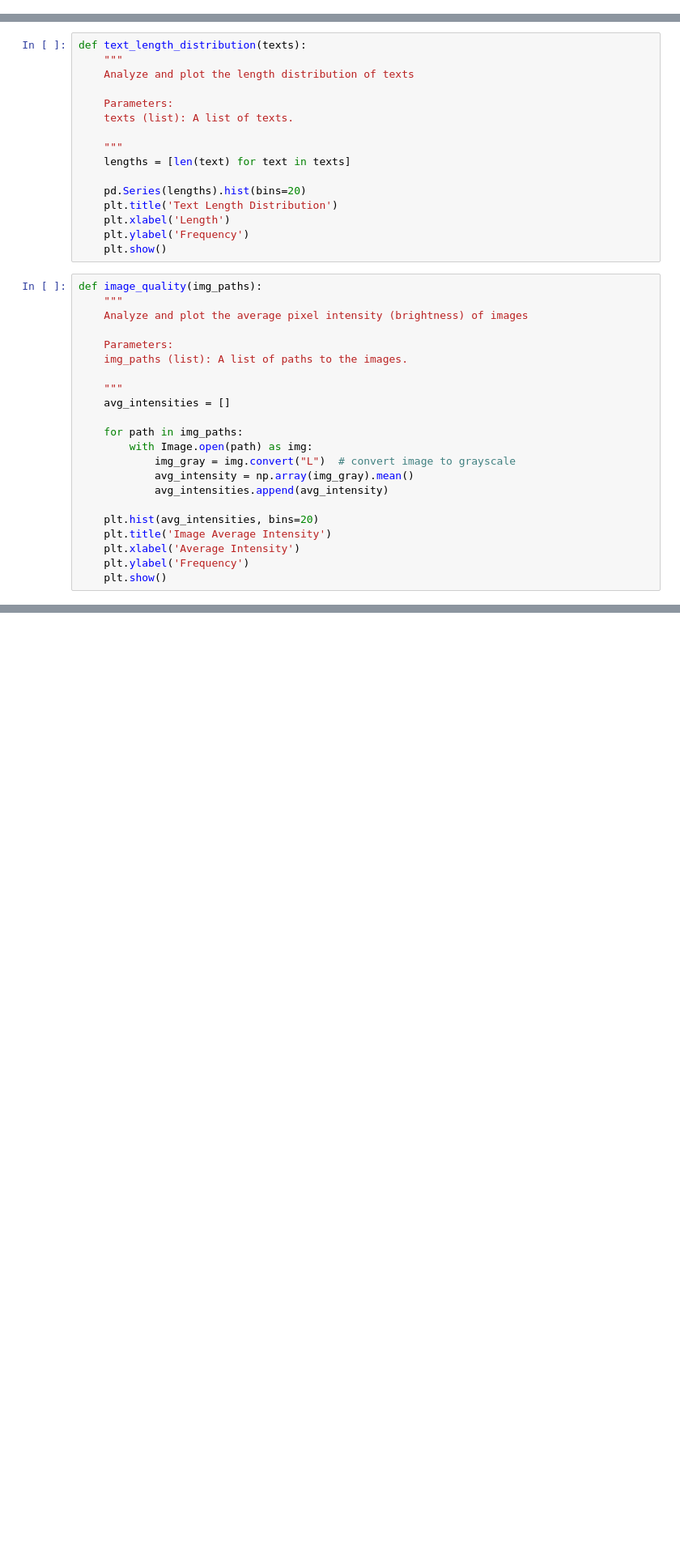
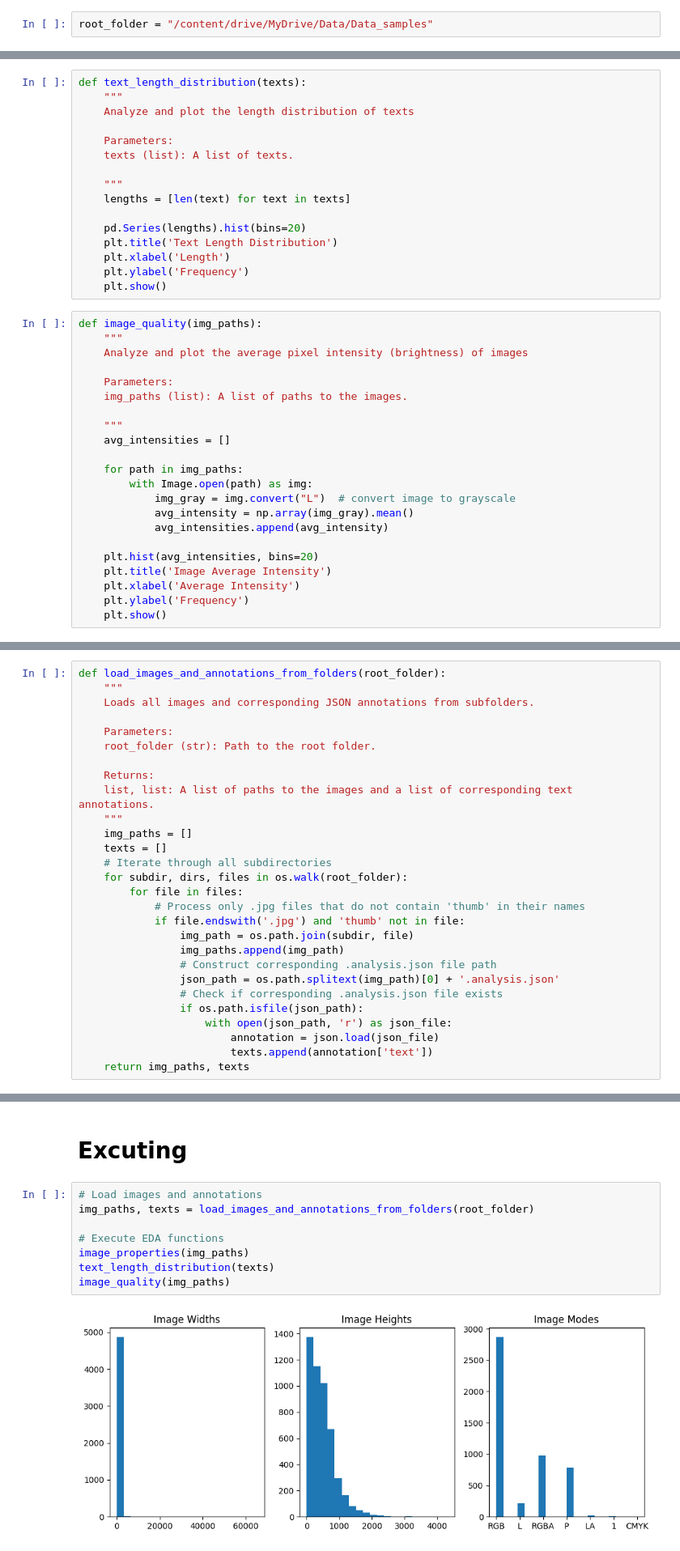
Before and after one commit to DarShabi/OCR-Company-Project, a Jupyter notebook: Week#1/EDA.ipynb, the cells around one changed output, grey strips where cells are left out. Shown: that part at 81% size. Drawn from its saved outputs; the diff is of its cells as text; blank space fills up the shorter version.

```diff
--- a/Week#1/EDA.ipynb
+++ b/Week#1/EDA.ipynb
@@ -11,0 +17,2 @@ hi
+# %%
+root_folder = "/content/drive/MyDrive/Data/Data_samples"
@@ -107,0 +96,28 @@ image_quality(img_paths)
+# %%
+def load_images_and_annotations_from_folders(root_folder):
+    """
+    Loads all images and corresponding JSON annotations from subfolders.
+
+    Parameters:
+    root_folder (str): Path to the root folder.
+
+    Returns:
+    list, list: A list of paths to the images and a list of corresponding text annotations.
+    """
+    img_paths = []
+    texts = []
+    # Iterate through all subdirectories
+    for subdir, dirs, files in os.walk(root_folder):
+        for file in files:
+            # Process only .jpg files that do not contain 'thumb' in their names
+            if file.endswith('.jpg') and 'thumb' not in file:
+                img_path = os.path.join(subdir, file)
+                img_paths.append(img_path)
+                # Construct corresponding .analysis.json file path
+                json_path = os.path.splitext(img_path)[0] + '.analysis.json'
+                # Check if corresponding .analysis.json file exists
+                if os.path.isfile(json_path):
+                    with open(json_path, 'r') as json_file:
+                        annotation = json.load(json_file)
+                        texts.append(annotation['text'])
+    return img_paths, texts
@@ -107,0 +160,12 @@ image_quality(img_paths)
+# %% [markdown]
+# Excuting
+# %%
+# Load images and annotations
+img_paths, texts = load_images_and_annotations_from_folders(root_folder)
+
+# Execute EDA functions
+image_properties(img_paths)
+text_length_distribution(texts)
+image_quality(img_paths)
+# %% [output]
+[figure, added]
```
Also changed, not shown: parts of 8 cells of this notebook.
